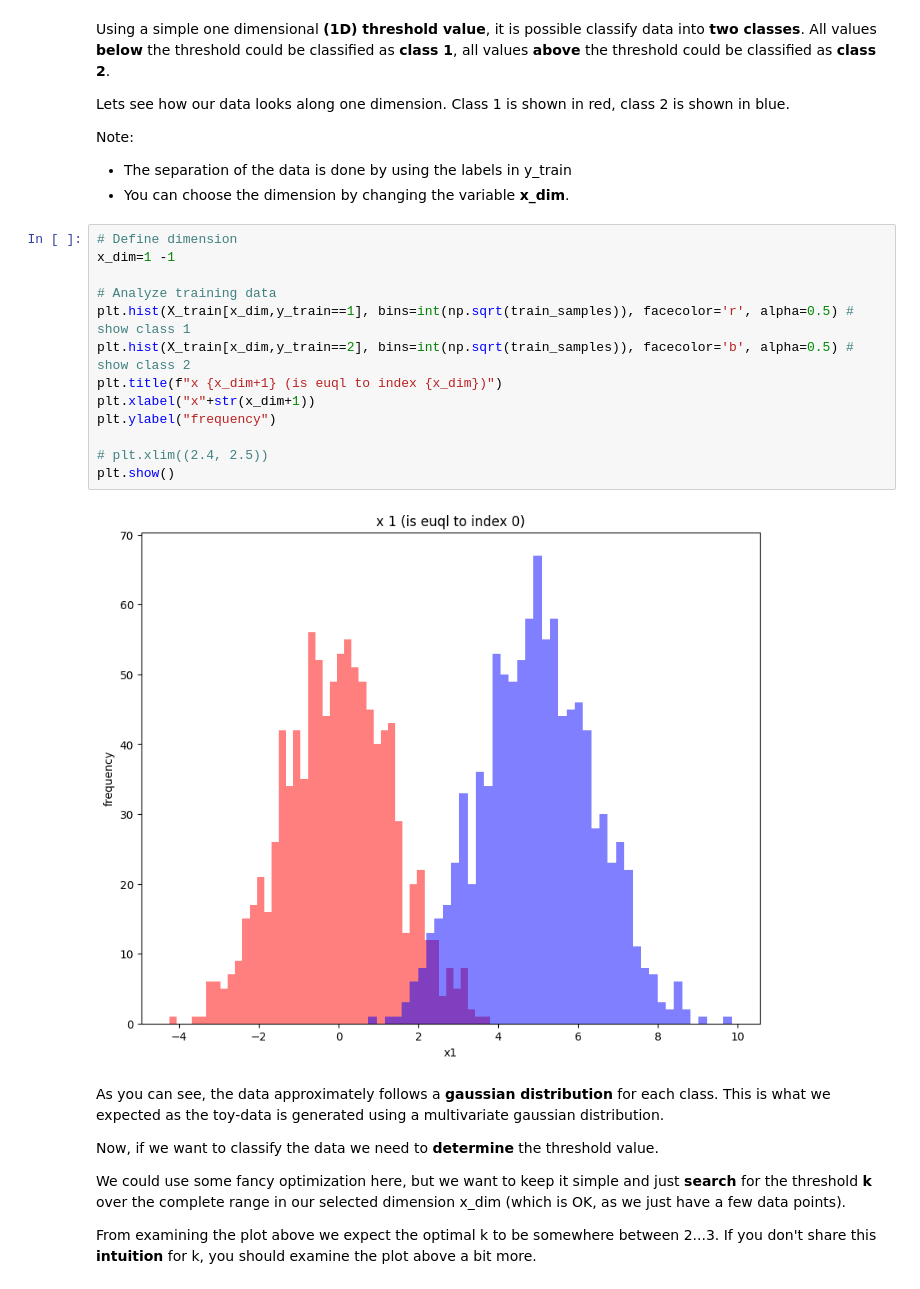
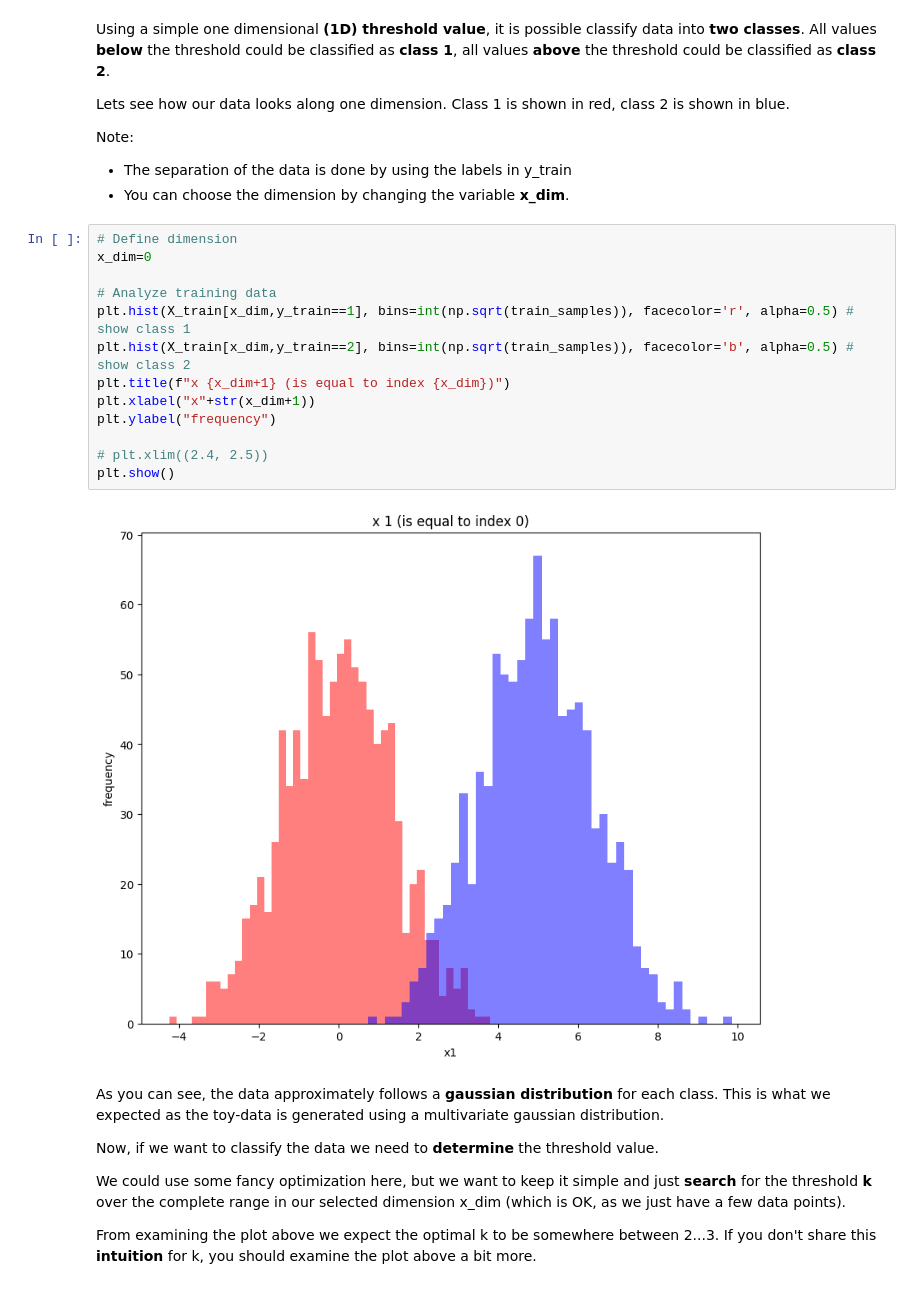
Before and after one commit to JaxRaffnix/Neuronale-Netze, a Jupyter notebook: 02_SimpleClassification.ipynb, the cells around one changed output. Drawn from its saved outputs; the diff is of its cells as text.

```diff
--- a/02_SimpleClassification.ipynb
+++ b/02_SimpleClassification.ipynb
@@ -170,19 +184,19 @@ Note:
 - You can choose the dimension by changing the variable **x_dim**.
 # %%
 # Define dimension
-x_dim=1 -1
+x_dim=0
 
 # Analyze training data
 plt.hist(X_train[x_dim,y_train==1], bins=int(np.sqrt(train_samples)), facecolor='r', alpha=0.5) # show class 1
 plt.hist(X_train[x_dim,y_train==2], bins=int(np.sqrt(train_samples)), facecolor='b', alpha=0.5) # show class 2
-plt.title(f"x {x_dim+1} (is euql to index {x_dim})")
+plt.title(f"x {x_dim+1} (is equal to index {x_dim})")
 plt.xlabel("x"+str(x_dim+1))
 plt.ylabel("frequency")
 
 # plt.xlim((2.4, 2.5))
 plt.show()
 # %% [output]
-[figure, old version]
+[figure, new version]
 # %% [markdown]
 As you can see, the data approximately follows a **gaussian distribution** for each class.
 This is what we expected as the toy-data is generated using a multivariate gaussian distribution.
```
Also changed, not shown: parts of 16 cells of this notebook.
